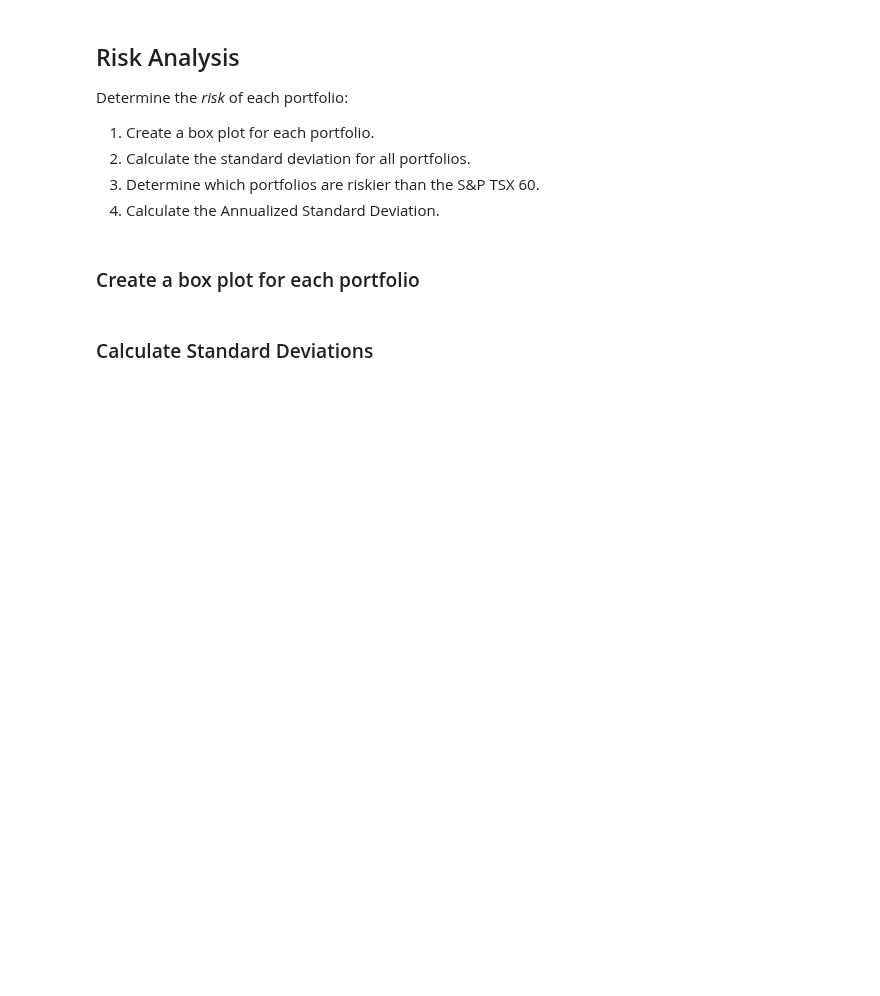
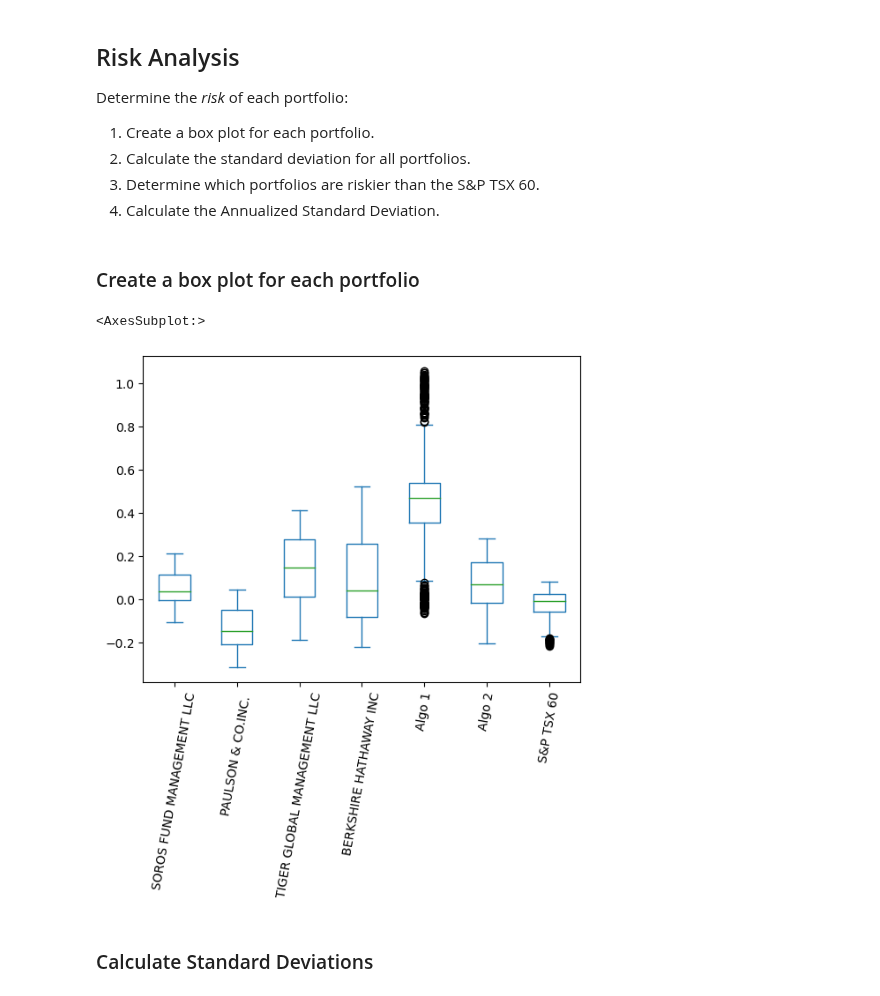
Before and after one commit to juil/fintech-uoftbootcamp, a Jupyter notebook: week04/unit04-assignment/whale_analysis.ipynb, the cells around one changed output. Cells and saved outputs as stored; diff of their text form; code cells hidden in the pictures; blank space fills up the shorter version.

Commit message:
Box plot cumulative returns and calculate daily standard deviations

```diff
--- a/week04/unit04-assignment/whale_analysis.ipynb
+++ b/week04/unit04-assignment/whale_analysis.ipynb
@@ -218,6 +218,10 @@ Determine the _risk_ of each portfolio:
 ### Create a box plot for each portfolio
 # %%
 # Box plot to visually show risk
+cumulative_returns.plot.box(rot=80)
+# %% [output]
+<AxesSubplot:>
+[figure, added]
 # %% [markdown]
 ### Calculate Standard Deviations
 # %%
```
Also changed, not shown: parts of 2 cells of this notebook.
